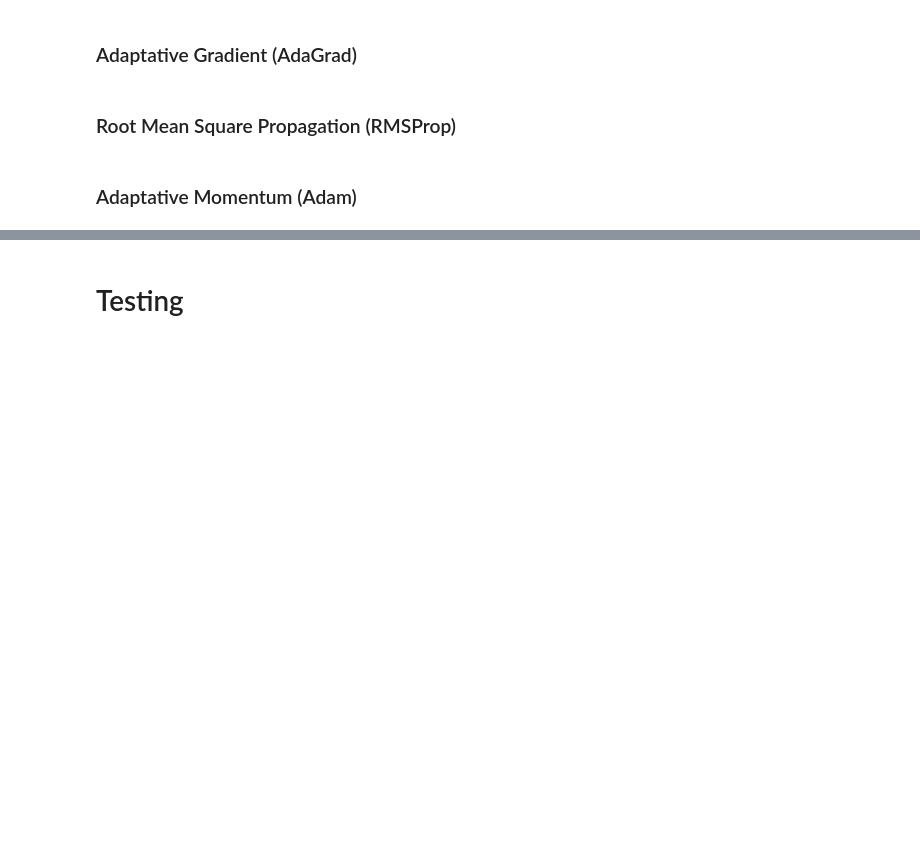
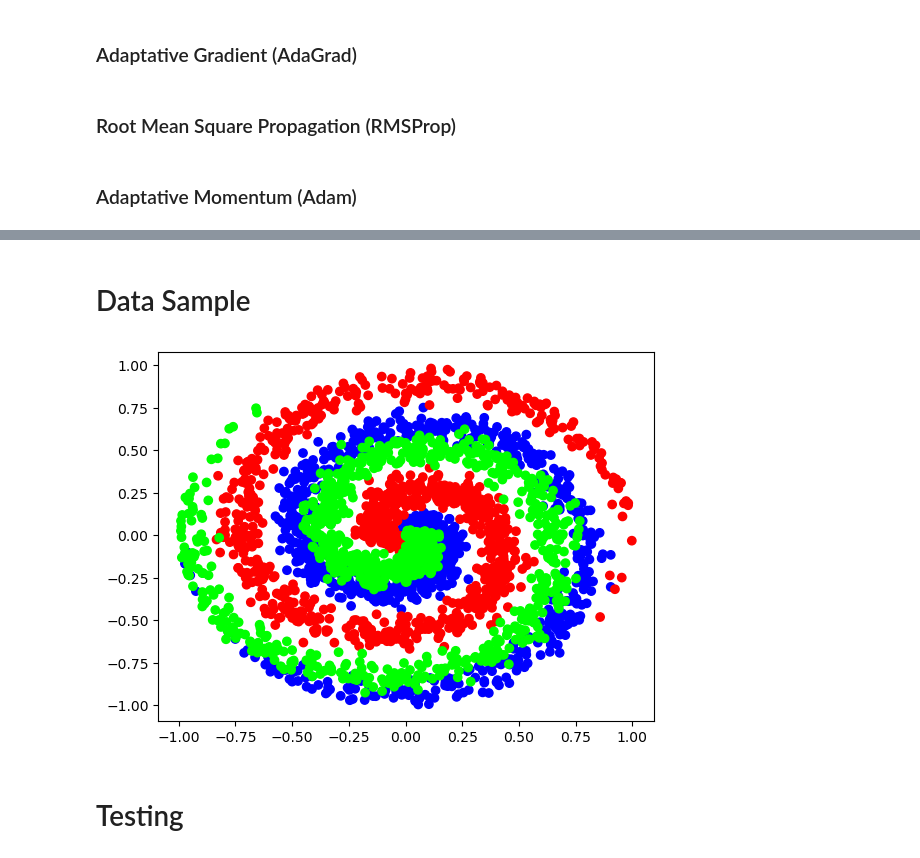
Before and after one commit to danilosiervi/neural_network, a Jupyter notebook: neural_network.ipynb, the cells around one changed output, grey strips where cells are left out. Saved outputs shown, nothing was run; the diff lists cells and outputs as text; code cells hidden in the pictures; blank space fills up the shorter version.

```diff
--- a/neural_network.ipynb
+++ b/neural_network.ipynb
@@ -324,2 +305,11 @@ epoch: 10000, loss: 0.082, accuracy: 0.973, lr: 0.04975
+# %% [markdown]
+# Data Sample
+# %%
+x, y = spiral_data(samples=1000, classes=3)
+
+plt.scatter(x[:, 0], x[:, 1], c=y, cmap='brg')
+plt.show()
+# %% [output]
+[figure, added]
 # %% [markdown]
 # Testing
```
Also changed, not shown: parts of 9 cells of this notebook.
